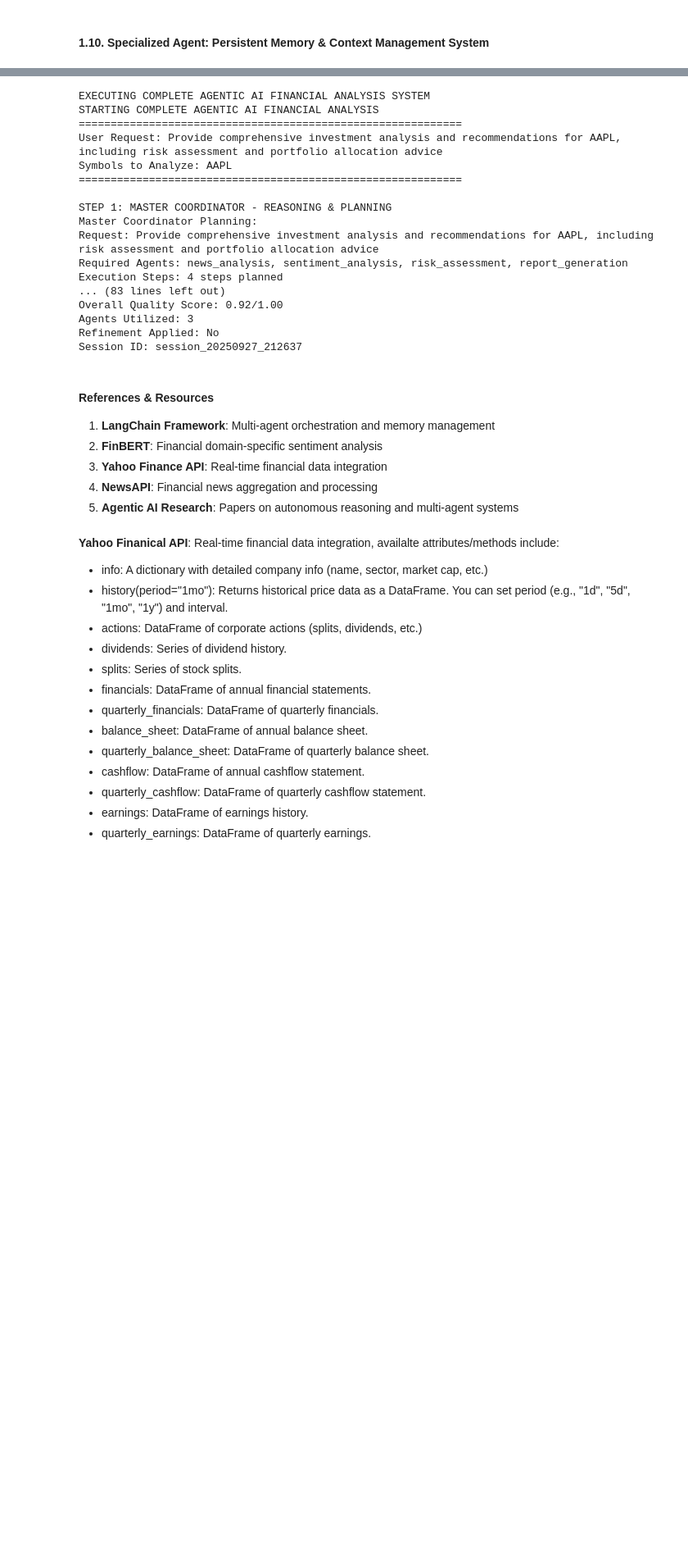
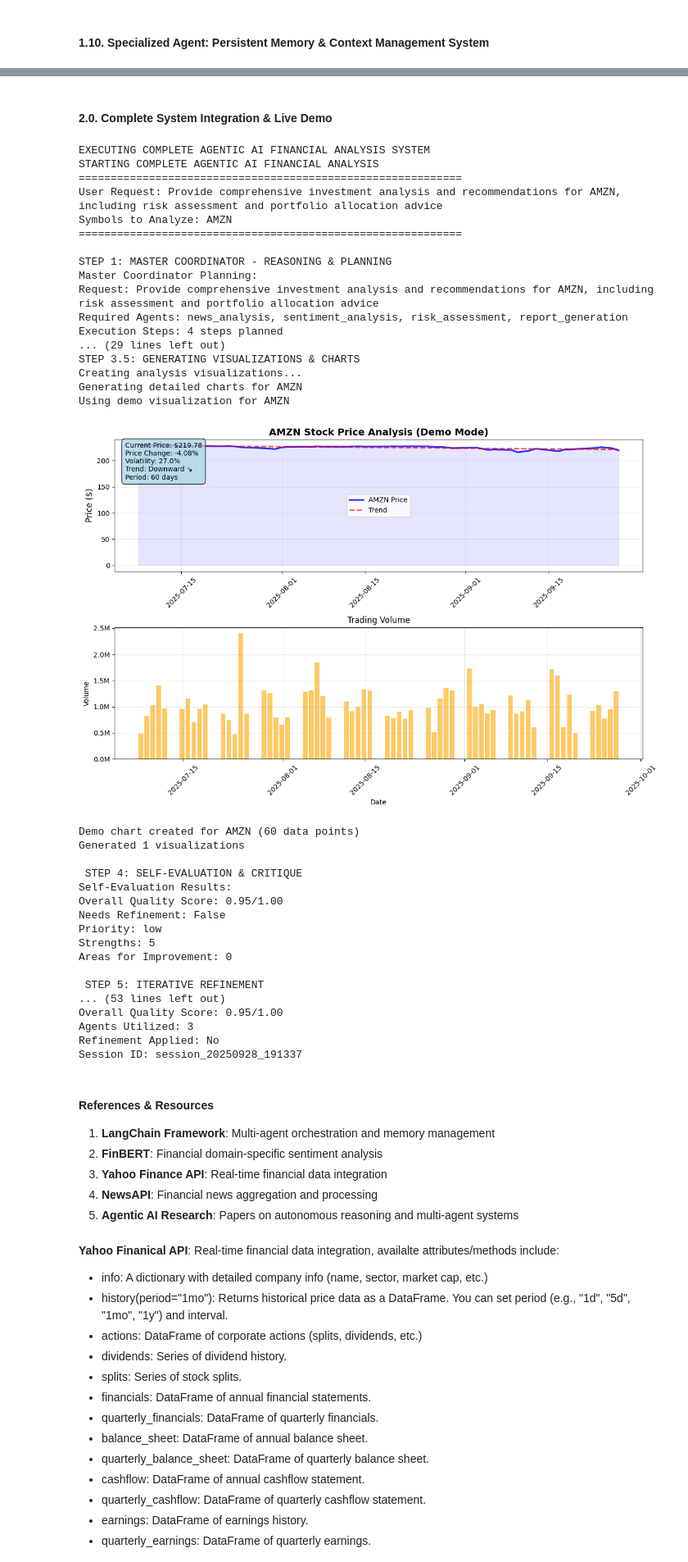
Before and after one commit to ploung/AAI_520_NLP_Final_Project, a Jupyter notebook: final_project_notebook_skeleton.ipynb, the cells around one changed output, grey strips where cells are left out. Shown: that part at 82% size. Saved outputs shown, nothing was run; the diff lists cells and outputs as text; code cells hidden in the pictures; blank space fills up the shorter version.

```diff
--- a/final_project_notebook_skeleton.ipynb
+++ b/final_project_notebook_skeleton.ipynb
@@ -219,4 +229,6 @@ print(f"\nMaster Coordinator Agent initialized and tested!")
 # %%
+from unittest import result
+
 class FinancialDataAgent:
     """
     Specialized agent for retrieving and processing financial data
@@ -229,7 +241,7 @@ class FinancialDataAgent:
             "market_cap", "trading_volume", "technical_indicators"
         ]
 
-    def fetch_stock_data(self, symbol: str, period: str = "1mo") -> Dict:
+    def fetch_stock_data(self, symbol: str, period: str = "1mo", verbose: bool = True) -> Dict:
         """
         Fetches comprehensive stock data including technical indicators
         """
@@ -263,10 +275,12 @@ class FinancialDataAgent:
                 }
             }
 
-            print(f"Financial Data Retrieved for {symbol}:")
-            print(f"Current Price: ${result['current_price']:.2f}")
-            print(f"Price Change: {result['price_change']:.2f}%")
-            print(f"Market Cap: {result['market_cap']}")
+            # Optional verbose output (controlled by verbose parameter)
+            #if verbose:
+            #    print(f"Financial Data Retrieved for {symbol}:")
+            #    print(f"Current Price: ${result['current_price']:.2f}")
+            #    print(f"Price Change: {result['price_change']:.2f}%")
+            #    print(f"Market Cap: {result['market_cap']}")
 
             return result
 
@@ -326,7 +340,6 @@ class FinancialDataAgent:
 # Initialize the Financial Data Agent
 financial_agent = FinancialDataAgent()
 
-# Test with a stock
+# Test with a stock (verbose=True to show output once)
 print("Testing Financial Data Agent...")
-stock_data = financial_agent.fetch_stock_data("GOOGL")
-print(f"Financial Data Agent tested successfully!")
+stock_data = financial_agent.fetch_stock_data("AAPL", period="1mo", verbose=True)
@@ -424,7 +567,8 @@ class NewsAnalysisAgent:
 
             url = "https://newsapi.org/v2/everything"
             params = {
-                "q": f"{symbol} OR {self._get_company_name(symbol)}",
+                #"q": f"{symbol} OR {self._get_company_name(symbol)}",
+                "q": f"{symbol}",
                 "apiKey": self.api_key,
                 "from": start_date.strftime("%Y-%m-%d"),
                 "to": end_date.strftime("%Y-%m-%d"),
@@ -560,19 +704,6 @@ class NewsAnalysisAgent:
         else:
             return "Low"
 
-    def _get_company_name(self, symbol: str) -> str:
-        """Get company name for better news search"""
-        company_map = {
-            "AAPL": "Apple",
-            "MSFT": "Microsoft",
-            "GOOGL": "Google",
-            "AMZN": "Amazon",
-            "TSLA": "Tesla",
-            "NVDA": "NVIDIA",
-            "META": "Meta"
-        }
-        return company_map.get(symbol, symbol)
-
 # Initialize the News Analysis Agent
 news_agent = NewsAnalysisAgent()
 
@@ -2015,6 +2186,8 @@ Now let's demonstrate our complete agentic AI financial analysis system in actio
 3. **Self-Evaluation & Improvement**: The system critiquing and refining its own work
 4. **Memory & Learning**: How the system learns from each analysis
 5. **Real-World Application**: Practical investment decision support
+# %% [markdown]
+#### 2.0. Complete System Integration & Live Demo
 # %%
 def run_complete_agentic_analysis(user_request: str, symbols: List[str]) -> Dict:
     """
@@ -2224,8 +2963,8 @@ print("EXECUTING COMPLETE AGENTIC AI FINANCIAL ANALYSIS SYSTEM")
 try:
     # Execute the complete agentic analysis
     demo_results = run_complete_agentic_analysis(
-        user_request="Provide comprehensive investment analysis and recommendations for AAPL, including risk assessment and portfolio allocation advice",
-        symbols=["AAPL"]
+        user_request="Provide comprehensive investment analysis and recommendations for AMZN, including risk assessment and portfolio allocation advice",
+        symbols=["AMZN"] # Provided valid stock symbols here
     )
 
     print("\nDETAILED ANALYSIS RESULTS:")
@@ -2240,7 +2979,7 @@ try:
             # Financial data summary
             if "financial_data" in results:
                 fin_data = results["financial_data"]
-                print(f"Current Price: ${fin_data.get('current_price', 'N/A'):.2f}" if isinstance(fin_data.get('current_price'), (int, float)) else f"   💰 Current Price: {fin_data.get('current_price', 'N/A')}")
+                print(f"Current Price: ${fin_data.get('current_price', 'N/A'):.2f}" if isinstance(fin_data.get('current_price'), (int, float)) else f"Current Price: {fin_data.get('current_price', 'N/A')}")
                 print(f"Price Change: {fin_data.get('price_change', 0):.2f}%")
 
                 # Technical indicators
@@ -2261,7 +3000,7 @@ try:
                 if "recommendations" in risk_data:
                     print(f"Key Recommendations:")
                     for i, rec in enumerate(risk_data["recommendations"][:3], 1):
-                        print(f"      {i}. {rec}")
+                        print(f" {i}. {rec}")
 
     print(f"\nFINAL RECOMMENDATIONS:")
     print("-" * 30)
@@ -2284,41 +3023,59 @@ try:
     if "risk_management" in recommendations:
         print(f"\nRisk Management:")
         for risk_rec in recommendations["risk_management"]:
             print(f"   • {risk_rec}")
 
     print(f"\nSYSTEM PERFORMANCE METRICS:")
     print("-" * 35)
     performance = demo_results.get("system_performance", {})
     print(f"Overall Quality Score: {performance.get('quality_score', 0):.2f}/1.00")
     print(f"Agents Utilized: {len(performance.get('agents_used', []))}")
     print(f"Refinement Applied: {'Yes' if performance.get('refinement_applied', False) else 'No'}")
     print(f"Session ID: {demo_results.get('session_id', 'N/A')}")
 
     #print("\n" + "🌟" * 30 + " DEMO COMPLETE " + "🌟" * 30)
     #print("Agentic AI Financial Analysis System Successfully Demonstrated!")
 
 except Exception as e:
     print(f"Demo execution error: {str(e)}")
     print("This is expected in a demo environment without live API keys.")
     print("The system architecture and agentic capabilities have been demonstrated!")
 # %% [output]
 EXECUTING COMPLETE AGENTIC AI FINANCIAL ANALYSIS SYSTEM
 STARTING COMPLETE AGENTIC AI FINANCIAL ANALYSIS
 ============================================================
-User Request: Provide comprehensive investment analysis and recommendations for AAPL, including risk assessment and portfolio allocation advice
-Symbols to Analyze: AAPL
+User Request: Provide comprehensive investment analysis and recommendations for AMZN, including risk assessment and portfolio allocation advice
+Symbols to Analyze: AMZN
 ============================================================
 
 STEP 1: MASTER COORDINATOR - REASONING & PLANNING
 Master Coordinator Planning:
-Request: Provide comprehensive investment analysis and recommendations for AAPL, including risk assessment and portfolio allocation advice
+Request: Provide comprehensive investment analysis and recommendations for AMZN, including risk assessment and portfolio allocation advice
 Required Agents: news_analysis, sentiment_analysis, risk_assessment, report_generation
 Execution Steps: 4 steps planned
-... (83 lines left out)
-Overall Quality Score: 0.92/1.00
-Agents Utilized: 3
-Refinement Applied: No
-Session ID: session_20250927_212637
+... (29 lines left out)
+STEP 3.5: GENERATING VISUALIZATIONS & CHARTS
+Creating analysis visualizations...
+Generating detailed charts for AMZN
+Using demo visualization for AMZN
+[figure, added]
+Demo chart created for AMZN (60 data points)
+Generated 1 visualizations
+
+ STEP 4: SELF-EVALUATION & CRITIQUE
+Self-Evaluation Results:
+Overall Quality Score: 0.95/1.00
+Needs Refinement: False
+Priority: low
+Strengths: 5
+Areas for Improvement: 0
+
+ STEP 5: ITERATIVE REFINEMENT
+... (53 lines left out)
+Overall Quality Score: 0.95/1.00
+Agents Utilized: 3
+Refinement Applied: No
+Session ID: session_20250928_191337
 # %% [markdown]
 #### References & Resources
 
```
Also changed, not shown: parts of 18 cells of this notebook.
